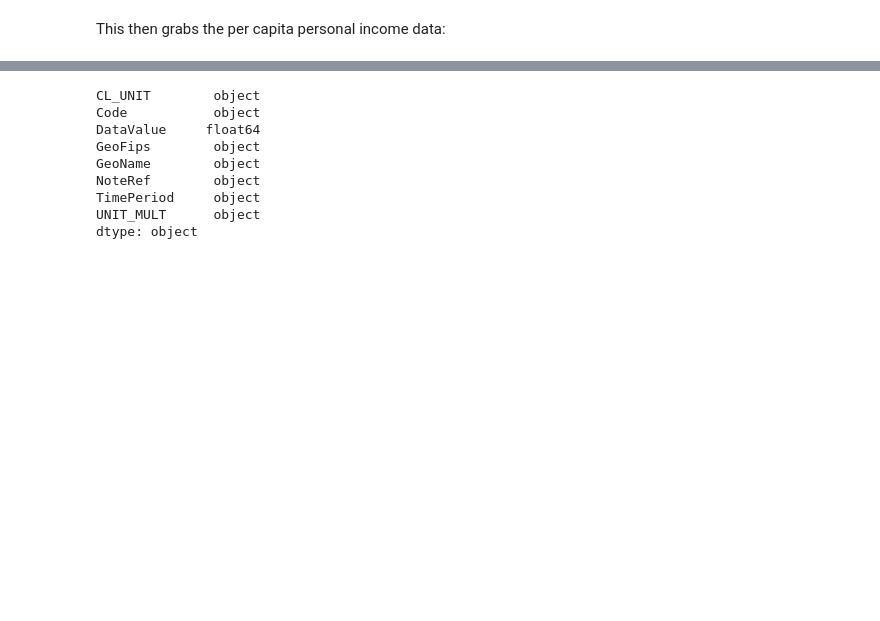
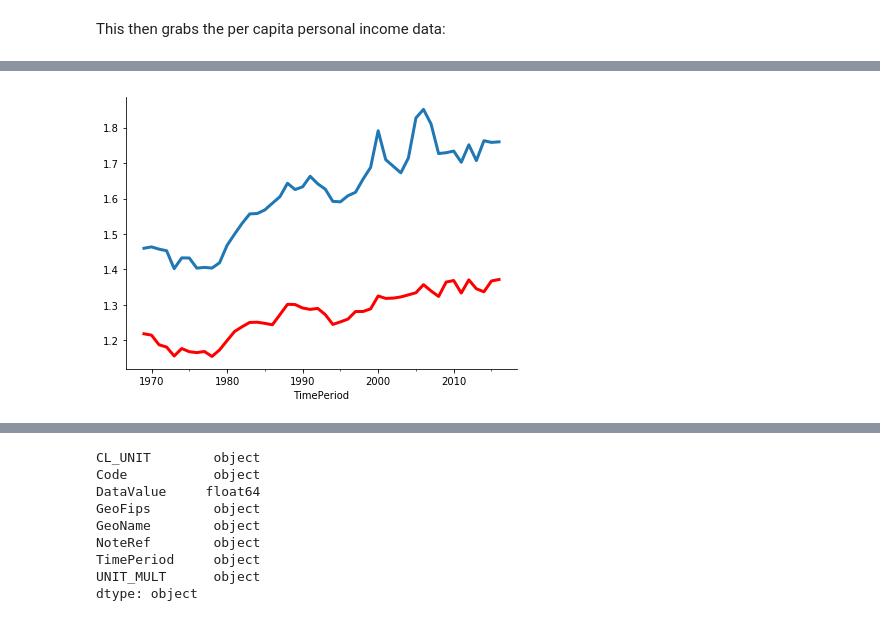
Before and after one commit to mwaugh0328/data_bootcamp_spring_2018, a Jupyter notebook: final_project/geo_bcycles_explore.ipynb, the cells around one changed output, grey strips where cells are left out. Saved outputs shown, nothing was run; the diff lists cells and outputs as text; code cells hidden in the pictures; blank space fills up the shorter version.

```diff
--- a/final_project/geo_bcycles_explore.ipynb
+++ b/final_project/geo_bcycles_explore.ipynb
@@ -217,0 +179,25 @@ df.DataValue = df.DataValue.astype(float)
+# %%
+combo.drop("00000", inplace = True)
+# %%
+combo.dropna(inplace=True)
+grp = combo.groupby(["TimePeriod"])
+# %%
+calc = wc.Calculator("Population")
+# %%
+rich_poor_99 = (calc.quantile(grp, "IncomePC", 0.99)/calc.quantile(grp, "IncomePC", 0.50))
+rich_poor_95 = (calc.quantile(grp, "IncomePC", 0.95)/calc.quantile(grp, "IncomePC", 0.50))
+
+fig, ax  = plt.subplots()
+
+rich_poor_99.plot(ax = ax, lw = 3, figsize = (7,5))
+
+rich_poor_95.plot(ax = ax, lw = 3, color = "red")
+
+ax.spines["right"].set_visible(False)
+ax.spines["top"].set_visible(False)
+
+#ax.set_ylim(0.10,1)
+
+plt.show()
+# %% [output]
+[figure, added]
```
Also changed, not shown: parts of 12 cells of this notebook.
